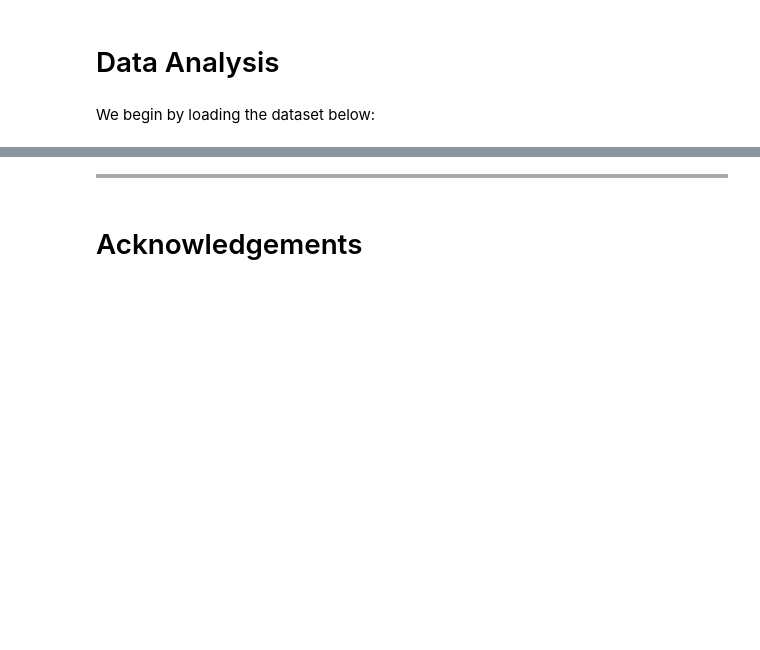
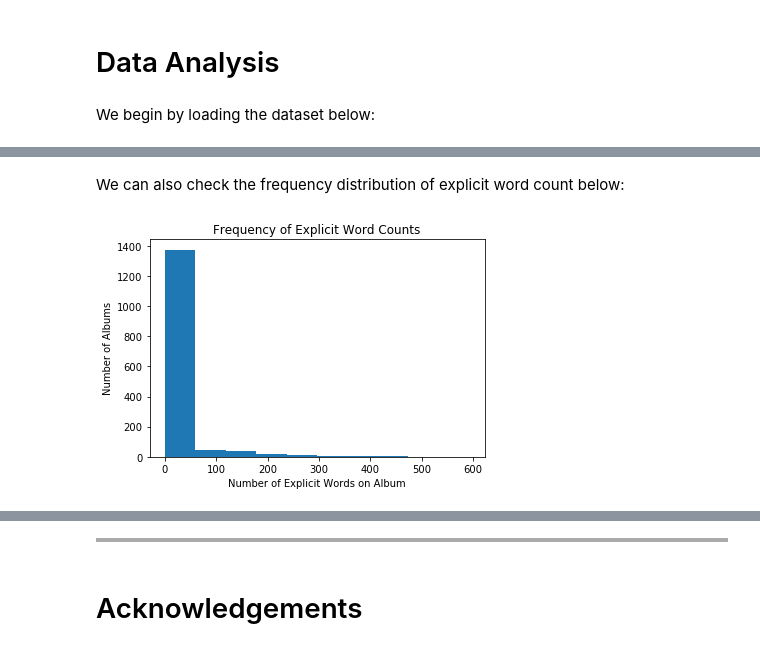
Before and after one commit to genghisshyy/INFO_2950_FinalProject, a Jupyter notebook: notebooks/final_report.ipynb, the cells around one changed output, grey strips where cells are left out. Saved outputs shown, nothing was run; the diff lists cells and outputs as text; code cells hidden in the pictures; blank space fills up the shorter version.

```diff
--- a/notebooks/final_report.ipynb
+++ b/notebooks/final_report.ipynb
@@ -174,0 +198,11 @@ Since this study revolves around analyzing any potential relationships between t
+# %% [markdown]
+We can also check the frequency distribution of explicit word count below:
+# %%
+# creating histogram using full dataset (alternate histogram further down below)
+plt.hist(albums["explicit_count"])
+plt.title("Frequency of Explicit Word Counts")
+plt.xlabel("Number of Explicit Words on Album")
+plt.ylabel("Number of Albums")
+plt.show()
+# %% [output]
+[figure, added]
```
Also changed, not shown: parts of 42 cells of this notebook, 6 other files.
